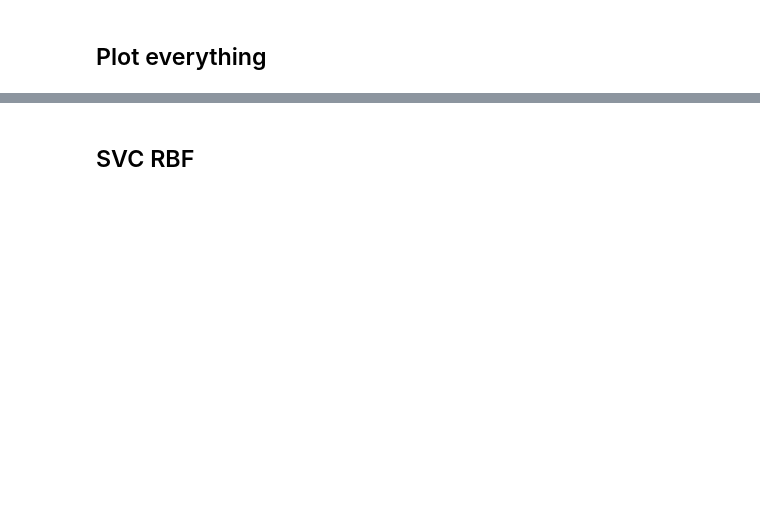
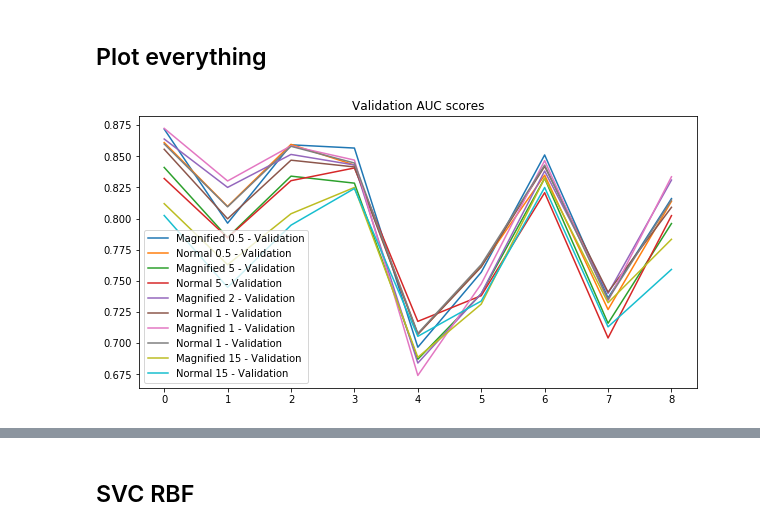
Before and after one commit to JavierGOrdonnez/Machine-Learning, a Jupyter notebook: Kaggle/JaggerCodes_v3/Jagger_v3_FullSpectrumWithLowAreaMagnification-Copy1.ipynb, the cells around one changed output, grey strips where cells are left out. Drawn from its saved outputs; the diff is of its cells as text; code cells hidden in the pictures; blank space fills up the shorter version.

```diff
--- a/Kaggle/JaggerCodes_v3/Jagger_v3_FullSpectrumWithLowAreaMagnification-Copy1.ipynb
+++ b/Kaggle/JaggerCodes_v3/Jagger_v3_FullSpectrumWithLowAreaMagnification-Copy1.ipynb
@@ -623,18 +680,22 @@ AUC_test_magnif15 = get_test_score(clf_list_magnif15, spectrum_test_train_magnif
 # %% [markdown]
 ## Plot everything
 # %%
-plt.figure(figsize=(20,10))
+plt.figure(figsize=(10,5))
 plt.plot(AUC_valid_magnif05,label='Magnified 0.5 - Validation')
 plt.plot(AUC_valid_normal05,label='Normal 0.5 - Validation')
 plt.plot(AUC_valid_magnif5,label='Magnified 5 - Validation')
 plt.plot(AUC_valid_normal5,label='Normal 5 - Validation')
 plt.plot(AUC_valid_magnif2,label='Magnified 2 - Validation')
 plt.plot(AUC_valid_normal2,label='Normal 1 - Validation')
 plt.plot(AUC_valid_magnif1,label='Magnified 1 - Validation')
 plt.plot(AUC_valid_normal1,label='Normal 1 - Validation')
-plt.plot(AUC_valid_magnif01,label='Magnified 0.1 - Validation')
-plt.plot(AUC_valid_normal01,label='Normal 0.1 - Validation')
+# plt.plot(AUC_valid_magnif01,label='Magnified 0.1 - Validation')
+# plt.plot(AUC_valid_normal01,label='Normal 0.1 - Validation')
 plt.plot(AUC_valid_magnif15,label='Magnified 15 - Validation')
-plt.plot(AUC_valid_normal15,label='Normal 15 - Validation')
+plt.plot(AUC_valid_normal15,lab0e
+         .l='Normal 15 - Validation')
+plt.title('Validation AUC scores')
 plt.legend(); plt.show()
+# %% [output]
+[figure, added]
 # %%
```
Also changed, not shown: parts of 22 cells of this notebook.
